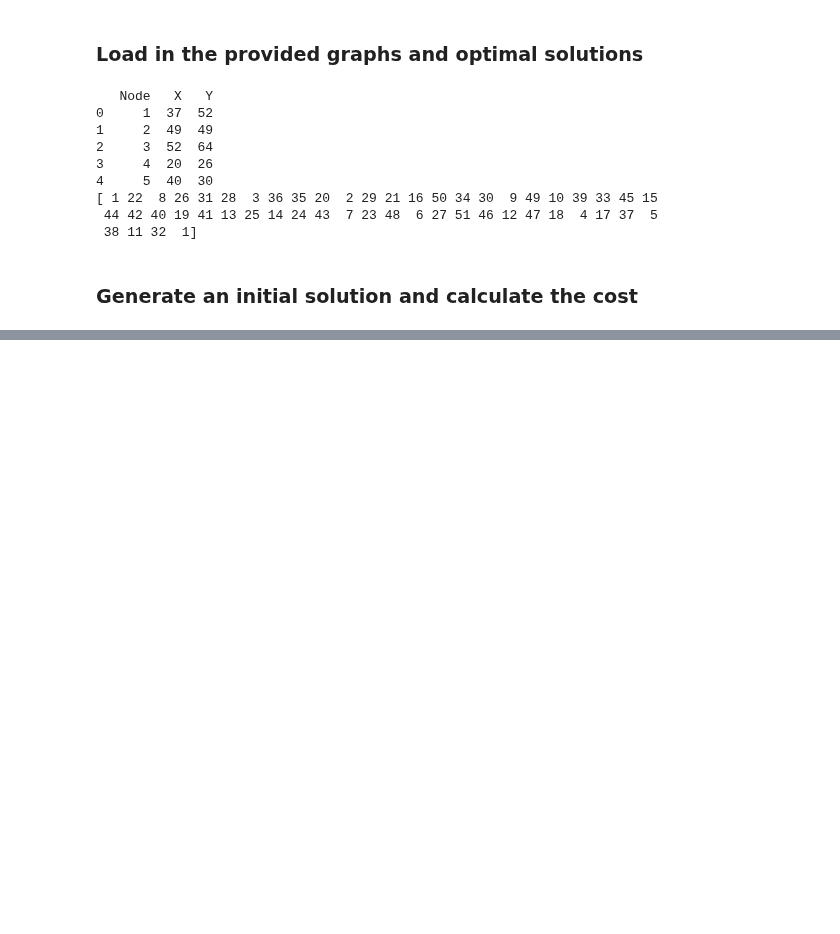
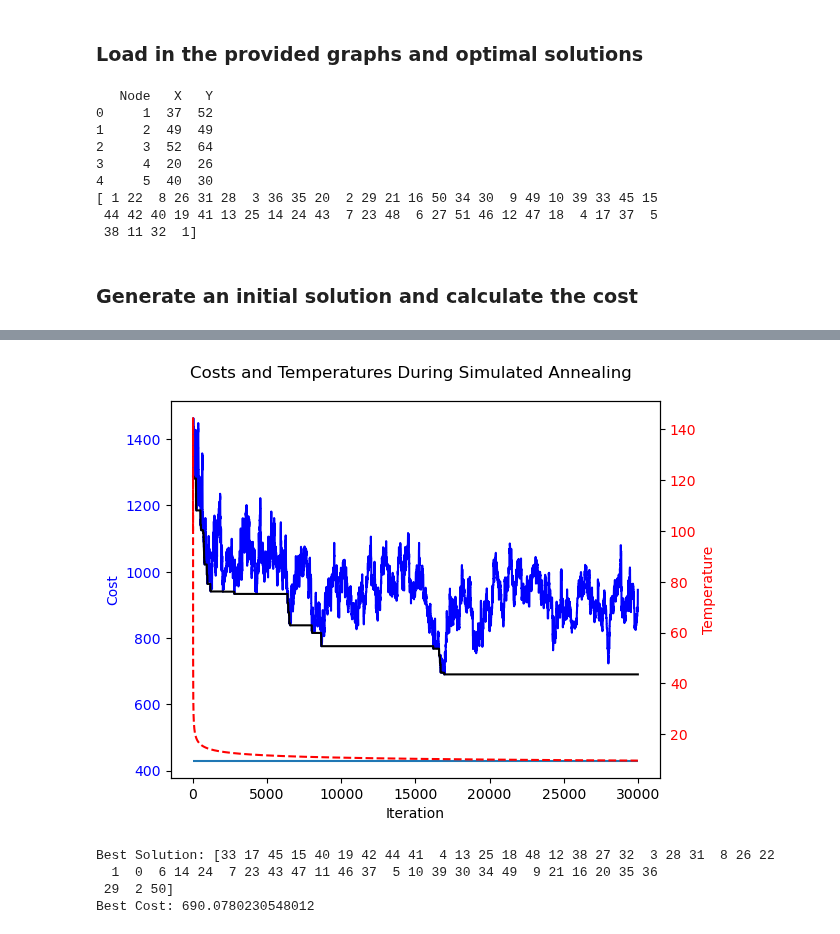
Before and after one commit to LodeVermeulen/stochastic-simulation, a Jupyter notebook: Homework 3/HW3.ipynb, the cells around one changed output, grey strips where cells are left out. Cells and saved outputs as stored; diff of their text form; code cells hidden in the pictures; blank space fills up the shorter version.

```diff
--- a/Homework 3/HW3.ipynb
+++ b/Homework 3/HW3.ipynb
@@ -288,0 +317,17 @@ Best Cost: 544.3016453021352
+# %%
+initial_temperature = 100
+cooling_rate = 0.999
+num_iterations = 30000
+
+best_solution, best_cost = simulated_annealing_tsp(
+    cities, np.arange(len(cities)), initial_temperature, cooling_rate, num_iterations, "Logarithmic" # 2nd was np.arange(52)
+)
+
+print("Best Solution:", best_solution)
+print("Best Cost:", best_cost)
+# %% [output]
+[figure, added]
+Best Solution: [33 17 45 15 40 19 42 44 41  4 13 25 18 48 12 38 27 32  3 28 31  8 26 22
+  1  0  6 14 24  7 23 43 47 11 46 37  5 10 39 30 34 49  9 21 16 20 35 36
+ 29  2 50]
+Best Cost: 690.0780230548012
```
Also changed, not shown: parts of 3 cells of this notebook.
